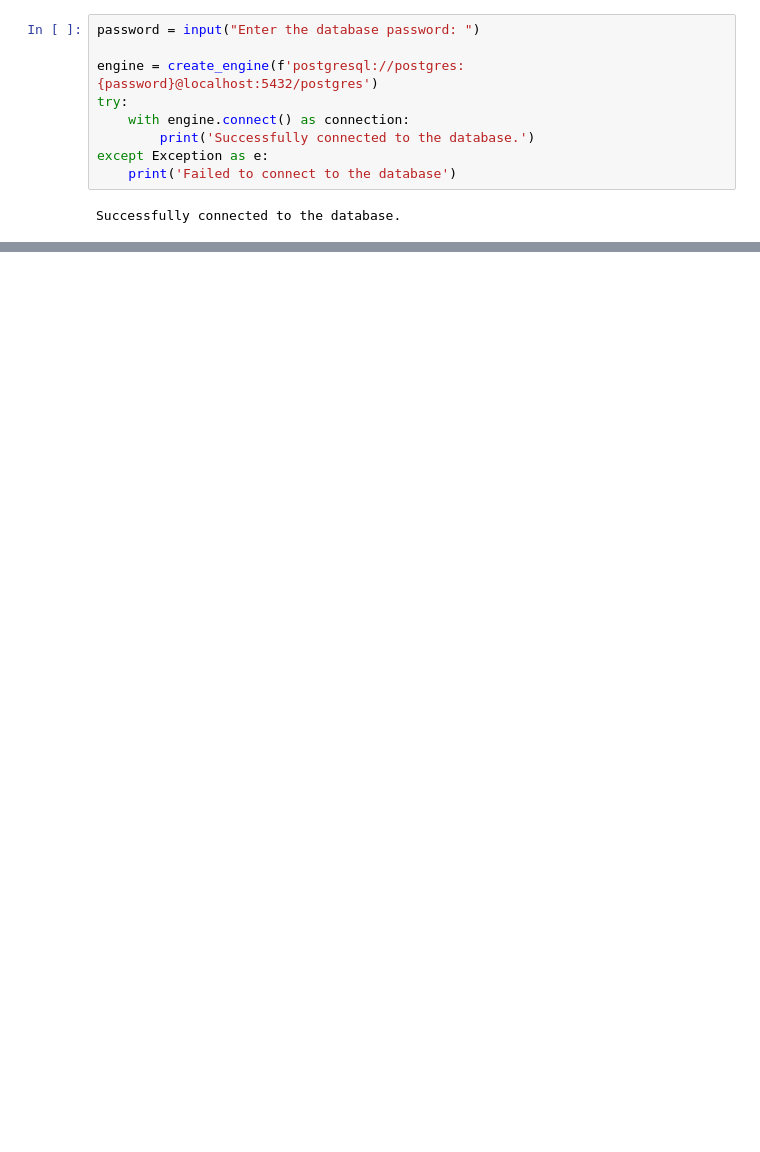
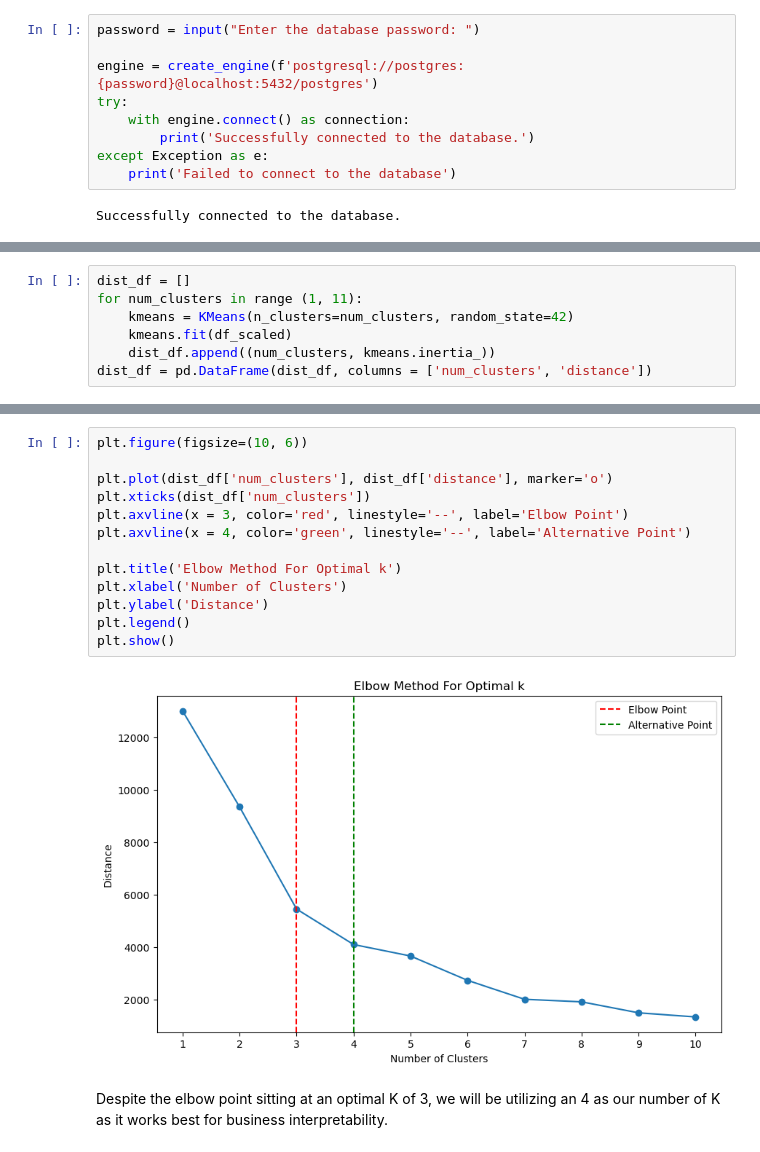
Before and after one commit to ecuwazie-02/ecommerce_pipeline, a Jupyter notebook: K_means.ipynb, the cells around one changed output, grey strips where cells are left out. Saved outputs shown, nothing was run; the diff lists cells and outputs as text; blank space fills up the shorter version.

```diff
--- a/K_means.ipynb
+++ b/K_means.ipynb
@@ -31,0 +66,7 @@ df.head()
+# %%
+dist_df = []
+for num_clusters in range (1, 11):
+    kmeans = KMeans(n_clusters=num_clusters, random_state=42)
+    kmeans.fit(df_scaled)
+    dist_df.append((num_clusters, kmeans.inertia_))
+dist_df = pd.DataFrame(dist_df, columns = ['num_clusters', 'distance'])
@@ -31,0 +87,17 @@ df.head()
+# %%
+plt.figure(figsize=(10, 6))
+
+plt.plot(dist_df['num_clusters'], dist_df['distance'], marker='o')
+plt.xticks(dist_df['num_clusters'])
+plt.axvline(x = 3, color='red', linestyle='--', label='Elbow Point')
+plt.axvline(x = 4, color='green', linestyle='--', label='Alternative Point')
+
+plt.title('Elbow Method For Optimal k')
+plt.xlabel('Number of Clusters')
+plt.ylabel('Distance')
+plt.legend()
+plt.show()
+# %% [output]
+[figure, added]
+# %% [markdown]
+Despite the elbow point sitting at an optimal K of 3, we will be utilizing an 4 as our number of K as it works best for business interpretability.
```
Also changed, not shown: parts of 16 cells of this notebook.
